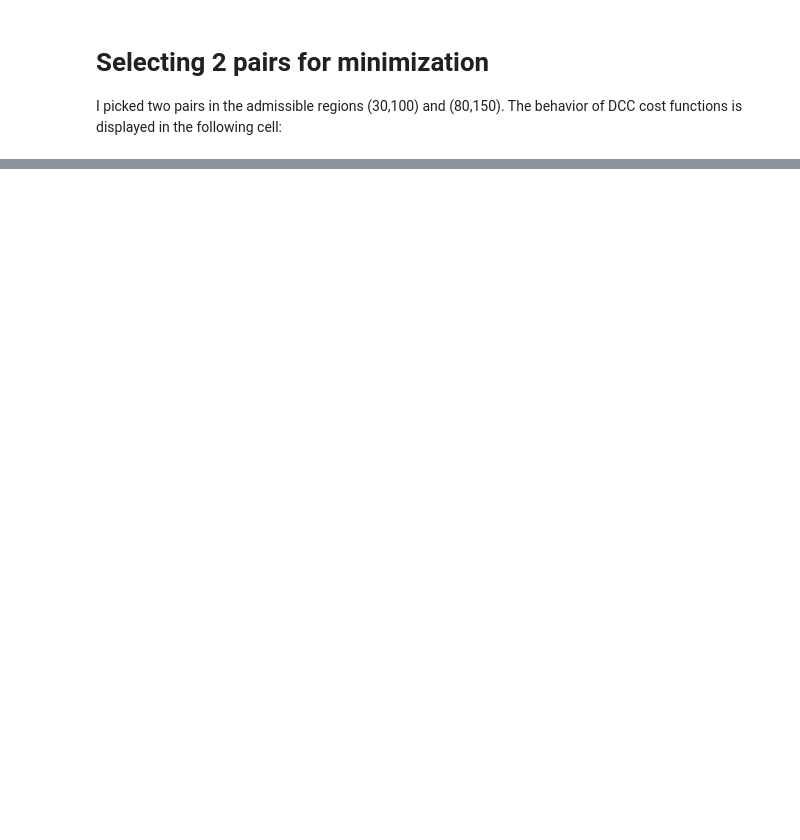
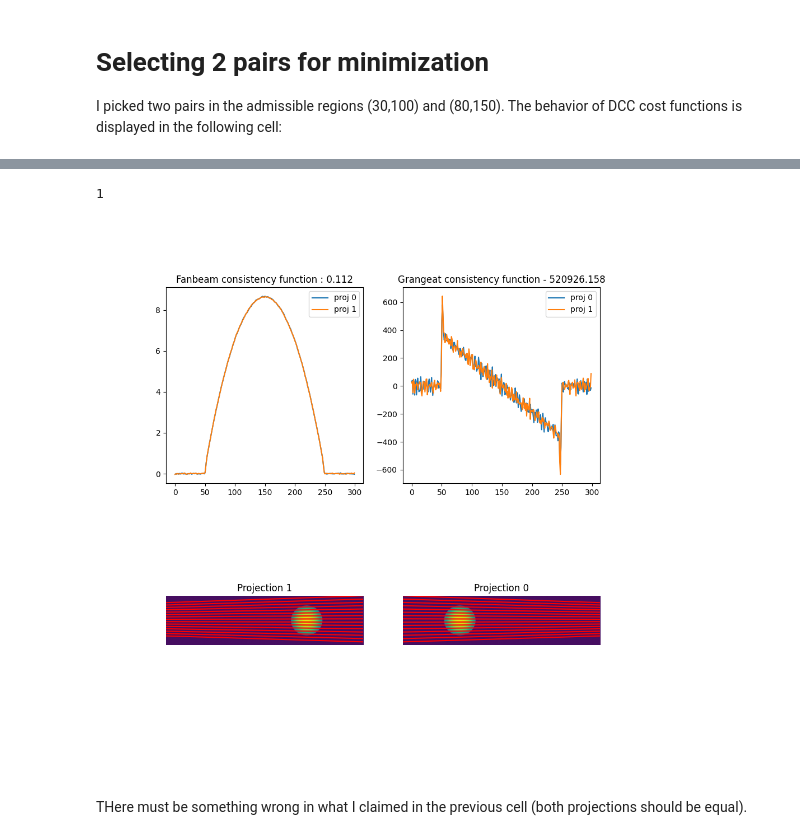
Before and after one commit to lesaintjerome/spie2026, a Jupyter notebook: spie2026-paper/visualize.ipynb, the cells around one changed output, grey strips where cells are left out. Cells and saved outputs as stored; diff of their text form; code cells hidden in the pictures; blank space fills up the shorter version.

```diff
--- a/spie2026-paper/visualize.ipynb
+++ b/spie2026-paper/visualize.ipynb
@@ -265,0 +338,11 @@ Successfully installed scipy-1.16.0
+# %%
+# Increase the number of pairs
+pb = FBProblem(geo, stack)
+pb.add_pair_to_problem([pairs_angles_1[0], pairs_angles_2[0]]) #0-72
+pb.add_pair_to_problem([pairs_angles_1[1], pairs_angles_2[1]]) #0-108
+
+pb.add_pair_to_problem((35,105))
+pb.add_pair_to_problem((75,155))
+
+verbose=False
+sol = minimize(cost_fun_fb,(30,300),(pb,verbose),method="Powell")
@@ -265,0 +380,8 @@ Successfully installed scipy-1.16.0
+# %%
+pair = pb.create_pair((75,105))
+pair.analyze_pair()
+# %% [output]
+1
+[figure, added]
+# %% [markdown]
+THere must be something wrong in what I claimed in the previous cell (both projections should be equal).
```
Also changed, not shown: parts of 10 cells of this notebook.
